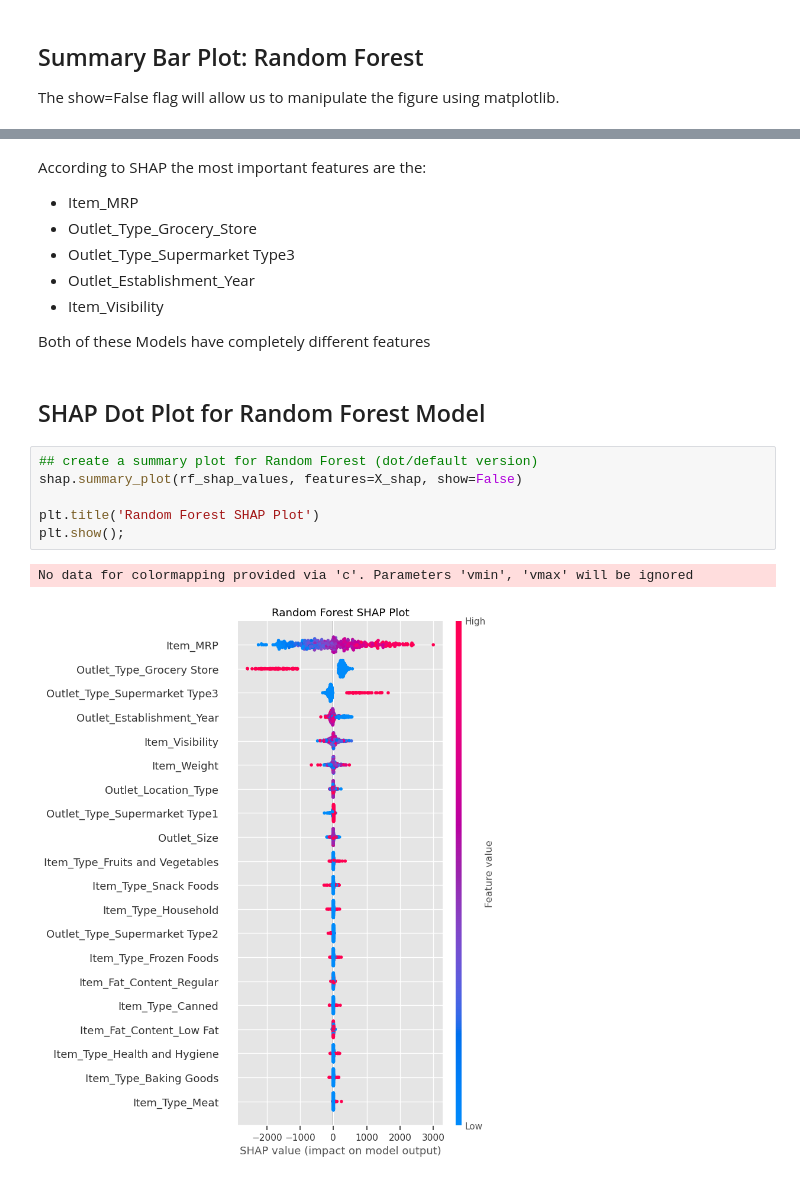
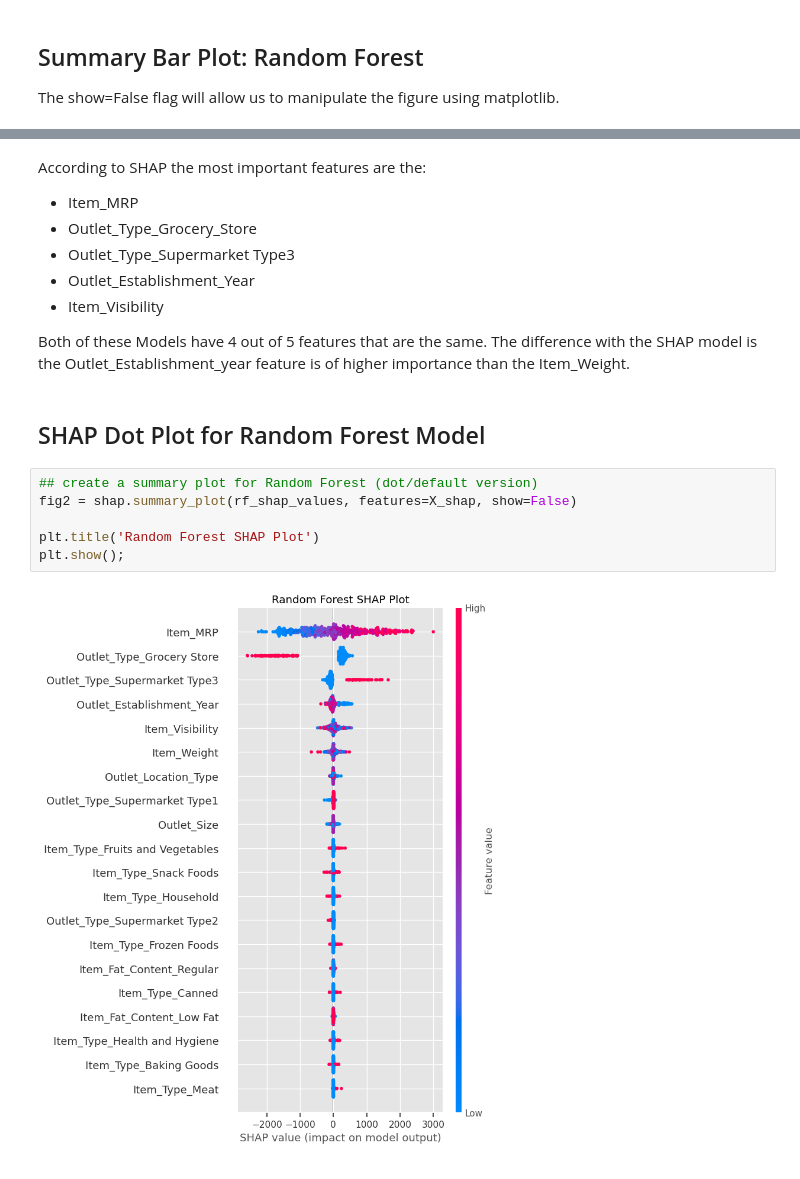
Before and after one commit to RosaR02/Project-1---part-1, a Jupyter notebook: Explaining Models with Shap.ipynb, the cells around one changed output, grey strips where cells are left out. Saved outputs shown, nothing was run; the diff lists cells and outputs as text.

```diff
--- a/Explaining Models with Shap.ipynb
+++ b/Explaining Models with Shap.ipynb
@@ -287,15 +302,14 @@ According to SHAP the most important features are the:
 * Outlet_Establishment_Year
 * Item_Visibility
 
-Both of these Models have completely different features
+Both of these Models have 4 out of 5 features that are the same. The difference with the SHAP model is the Outlet_Establishment_year feature is of higher importance than the Item_Weight.
 # %% [markdown]
 ## SHAP Dot Plot for Random Forest Model
 # %%
 ## create a summary plot for Random Forest (dot/default version)
-shap.summary_plot(rf_shap_values, features=X_shap, show=False)
+fig2 = shap.summary_plot(rf_shap_values, features=X_shap, show=False)
 
 plt.title('Random Forest SHAP Plot')
 plt.show();
 # %% [output]
-No data for colormapping provided via 'c'. Parameters 'vmin', 'vmax' will be ignored
-[figure, old version]
+[figure, new version]
```
Also changed, not shown: parts of 5 cells of this notebook, 2 other files.
